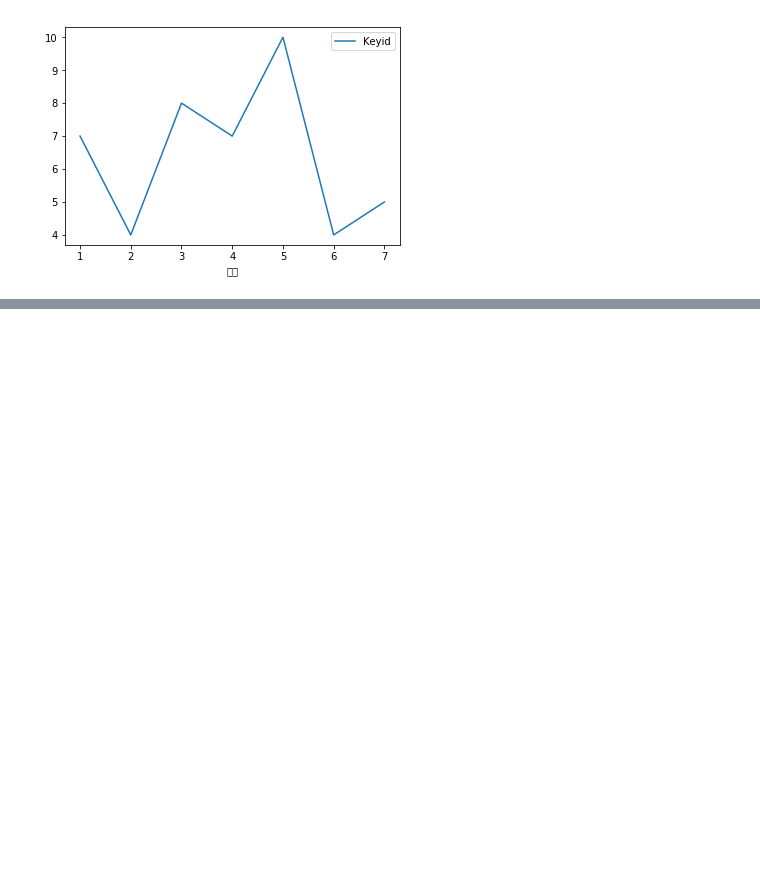
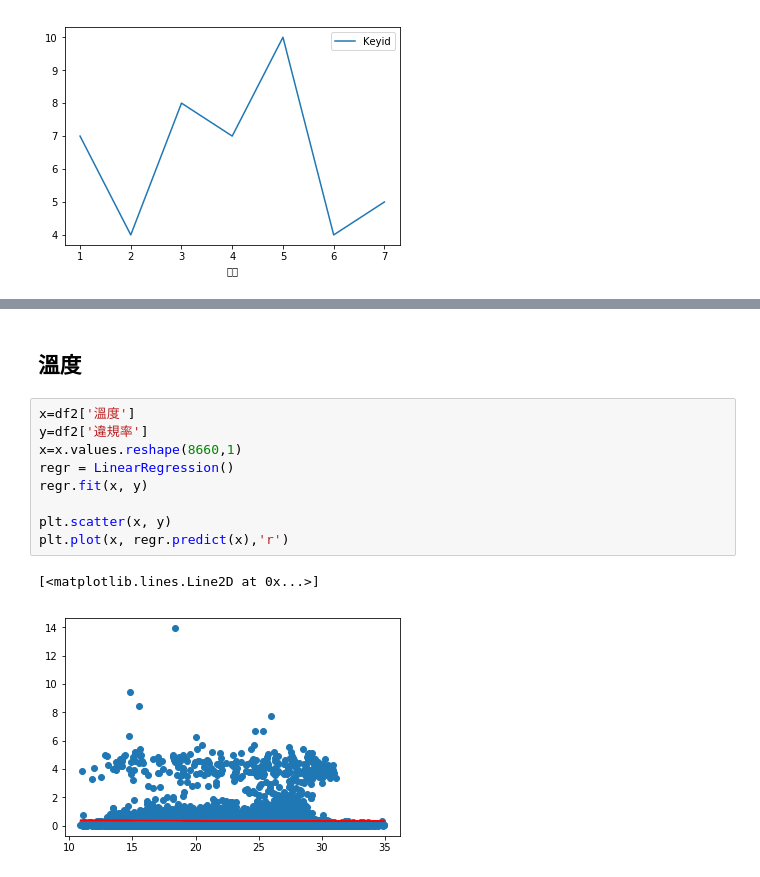
Before and after one commit to joannachou713/Etc-competition, a Jupyter notebook: 道路狀況.ipynb, the cells around one changed output, grey strips where cells are left out. Cells and saved outputs as stored; diff of their text form; blank space fills up the shorter version.

```diff
--- a/道路狀況.ipynb
+++ b/道路狀況.ipynb
@@ -182,0 +222,14 @@ df_week.groupby(['星期']).count().plot()
+# %% [markdown]
+## 溫度
+# %%
+x=df2['溫度']
+y=df2['違規率']
+x=x.values.reshape(8660,1)
+regr = LinearRegression()
+regr.fit(x, y)
+
+plt.scatter(x, y)
+plt.plot(x, regr.predict(x),'r')
+# %% [output]
+[<matplotlib.lines.Line2D at 0x...>]
+[figure, added]
```
Also changed, not shown: parts of 7 cells of this notebook.
